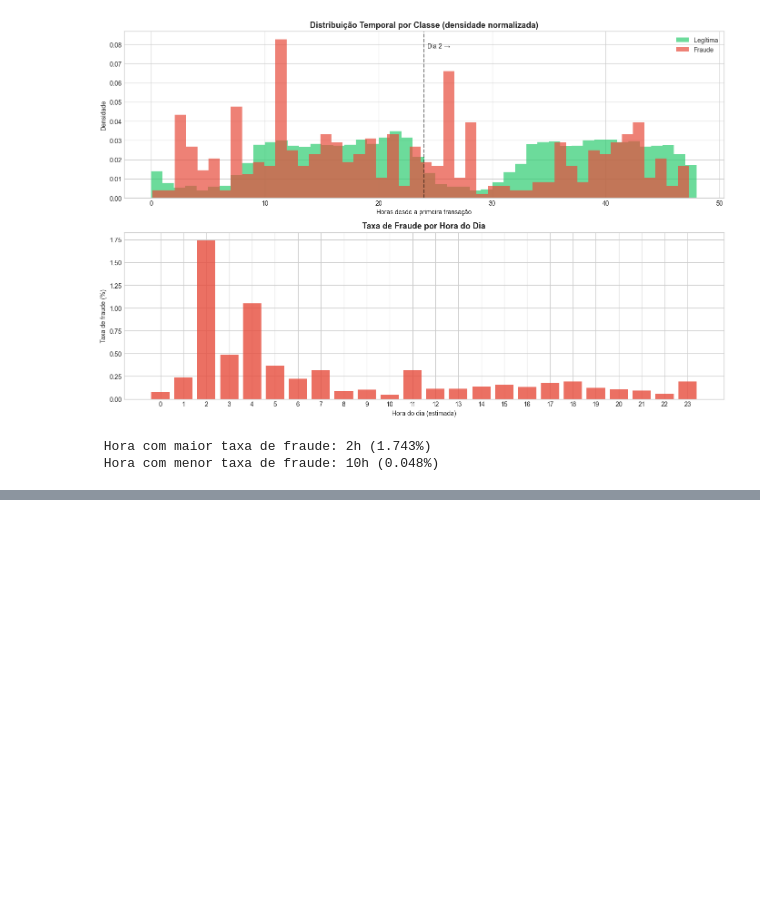
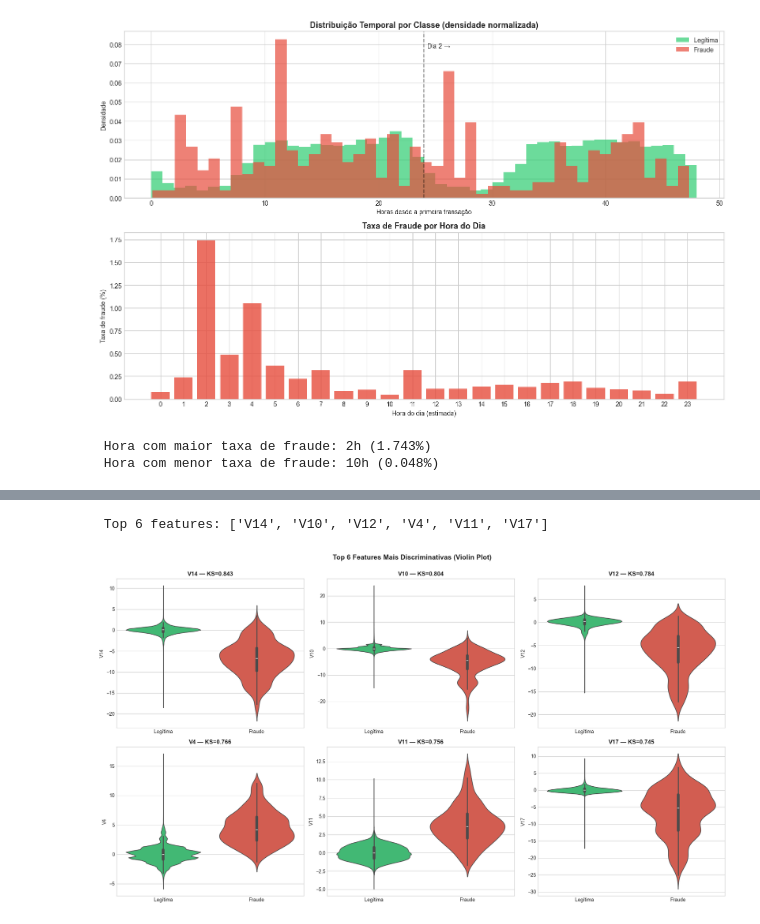
Before and after one commit to noamcoelho/fraud-detection-ml, a Jupyter notebook: notebooks/01_eda.ipynb, the cells around one changed output, grey strips where cells are left out. Saved outputs shown, nothing was run; the diff lists cells and outputs as text; code cells hidden in the pictures; blank space fills up the shorter version.

Commit message:
feat(eda): adiciona análise discriminativa das features V1-V28

```diff
--- a/notebooks/01_eda.ipynb
+++ b/notebooks/01_eda.ipynb
@@ -171,0 +246,27 @@ print(f" Hora com menor taxa de fraude: {hour_fraud_pct.idxmin()}h ({hour_fraud_
+# %%
+# TOP 6 FEATURES MAIS DISCRIMINATIVAS — ANÁLISE DETALHADA
+top6 = ranking.head(6)['feature'].tolist()
+print(f" Top 6 features: {top6}")
+
+fig, axes = plt.subplots(2, 3, figsize=(18, 10))
+axes = axes.flatten()
+
+for i, col in enumerate(top6):
+    # Boxplot por classe
+    df_plot = df[[col, 'Class']].copy()
+    df_plot['Class_label'] = df_plot['Class'].map({0: 'Legítima', 1: 'Fraude'})
+
+    sns.violinplot(data=df_plot, x='Class_label', y=col, hue='Class_label', ax=axes[i],
+               palette={'Legítima': '#2ecc71', 'Fraude': '#e74c3c'}, legend=False)
+
+    axes[i].set_title(f'{col} — KS={ranking[ranking["feature"]==col]["ks_stat"].iloc[0]:.3f}',
+                      fontsize=12, fontweight='bold')
+    axes[i].set_xlabel('')
+
+plt.suptitle('Top 6 Features Mais Discriminativas (Violin Plot)',
+             fontsize=14, fontweight='bold', y=1.00)
+plt.tight_layout()
+plt.show()
+# %% [output]
+ Top 6 features: ['V14', 'V10', 'V12', 'V4', 'V11', 'V17']
+[figure, added]
```
Also changed, not shown: parts of 4 cells of this notebook.
